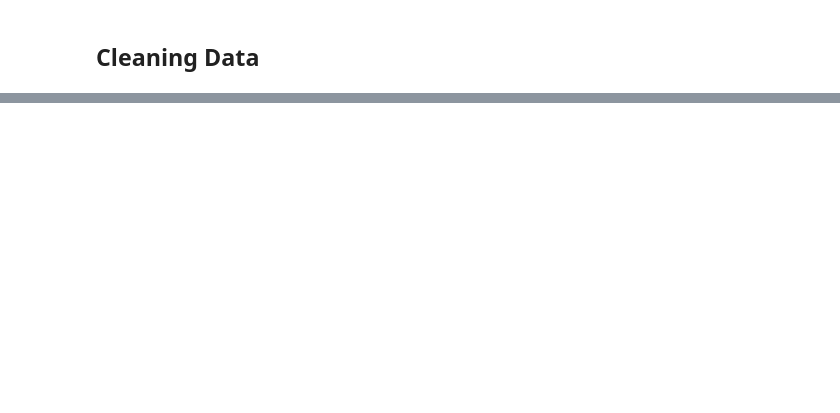
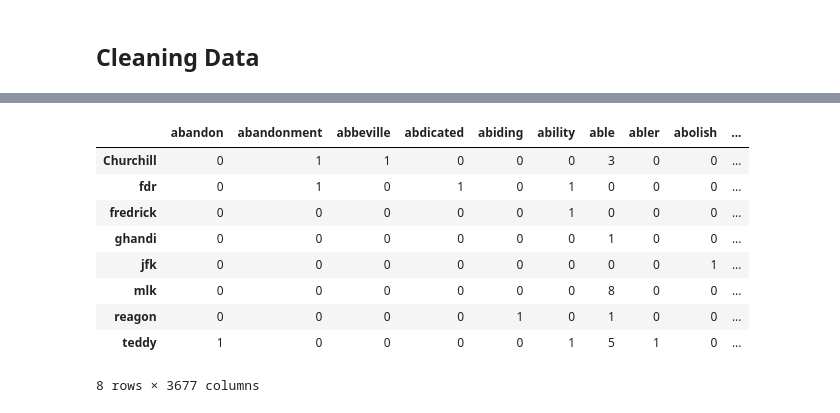
Before and after one commit to rpcvjet/GreatSpeeches, a Jupyter notebook: Speeches.ipynb, the cells around one changed output, grey strips where cells are left out. Saved outputs shown, nothing was run; the diff lists cells and outputs as text; code cells hidden in the pictures; blank space fills up the shorter version.

Commit message:
finished cleaning

```diff
--- a/Speeches.ipynb
+++ b/Speeches.ipynb
@@ -81,0 +113,14 @@ data['Churchill']
+# %%
+def clean_text_round1(text):
+    text = text.lower() # 'Make text lowercase
+    text = re.sub('\[.*?\]', '', text) # remove text in square brackets
+    text = re.sub('[%s]' % re.escape(string.punctuation), '', text) # remove punctuation
+    text = re.sub('\w*\d\w*', '', text) #remove words containing numbers
+
+    return text
+
+round1 = lambda x: clean_text_round1(x)
+# %%
+# Let's take a look at the updated text
+data_clean = pd.DataFrame(data_df.speech.apply(round1))
+data_clean
@@ -81,0 +137,13 @@ data['Churchill']
+# %%
+# Apply a second round of cleaning
+def clean_text_round2(text):
+    #Get rid of some additional punctuation and non-sensical text that was missed the first time around.
+    text = re.sub('[‘’“”…]', '', text) #
+    text = re.sub('\n', '', text)
+    return text
+
+round2 = lambda x: clean_text_round2(x)
+# %%
+# Let's take a look at the updated text
+data_clean = pd.DataFrame(data_clean.speech.apply(round2))
+data_clean
@@ -81,0 +185,17 @@ data['Churchill']
+# %%
+cv = CountVectorizer(stop_words='english')
+data_cv = cv.fit_transform(data_clean.speech)
+data_dtm = pd.DataFrame(data_cv.toarray(), columns=cv.get_feature_names())
+data_dtm.index = data_clean.index
+data_dtm
+# %% [output]
+|  | abandon | abandonment | abbeville | abdicated | abiding | ability | able | abler | abolish | ... |
+| Churchill | 0 | 1 | 1 | 0 | 0 | 0 | 3 | 0 | 0 | ... |
+| fdr | 0 | 1 | 0 | 1 | 0 | 1 | 0 | 0 | 0 | ... |
+| fredrick | 0 | 0 | 0 | 0 | 0 | 1 | 0 | 0 | 0 | ... |
+| ghandi | 0 | 0 | 0 | 0 | 0 | 0 | 1 | 0 | 0 | ... |
+| jfk | 0 | 0 | 0 | 0 | 0 | 0 | 0 | 0 | 1 | ... |
+| mlk | 0 | 0 | 0 | 0 | 0 | 0 | 8 | 0 | 0 | ... |
+| reagon | 0 | 0 | 0 | 0 | 1 | 0 | 1 | 0 | 0 | ... |
+| teddy | 1 | 0 | 0 | 0 | 0 | 1 | 5 | 1 | 0 | ... |
+8 rows × 3677 columns
```
Also changed, not shown: parts of 16 cells of this notebook, 5 other files.
